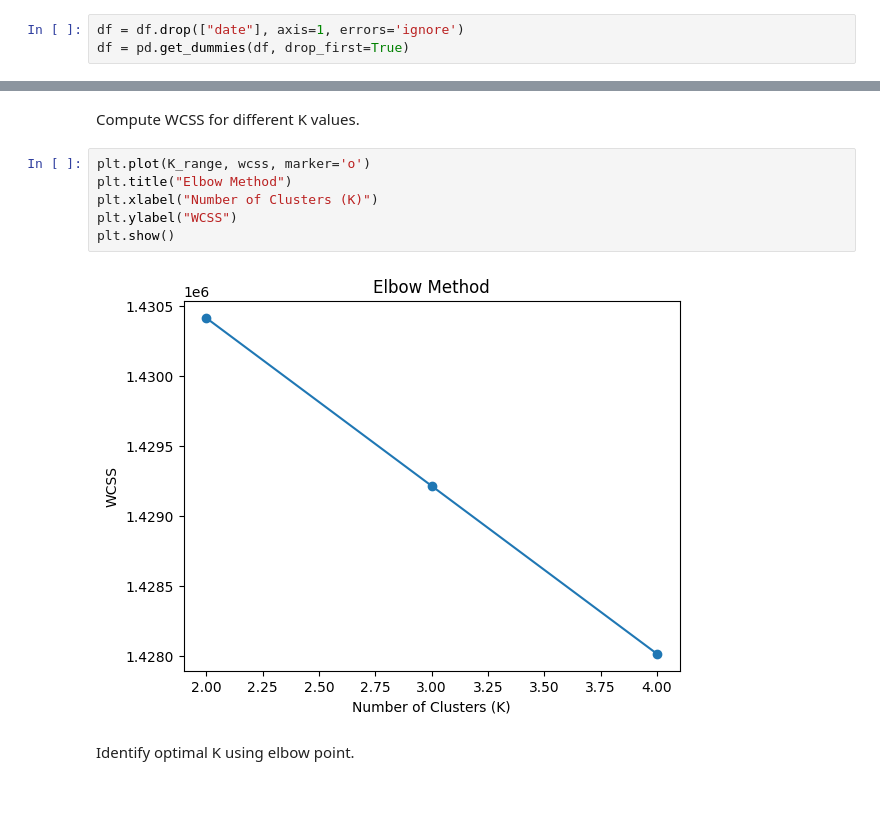
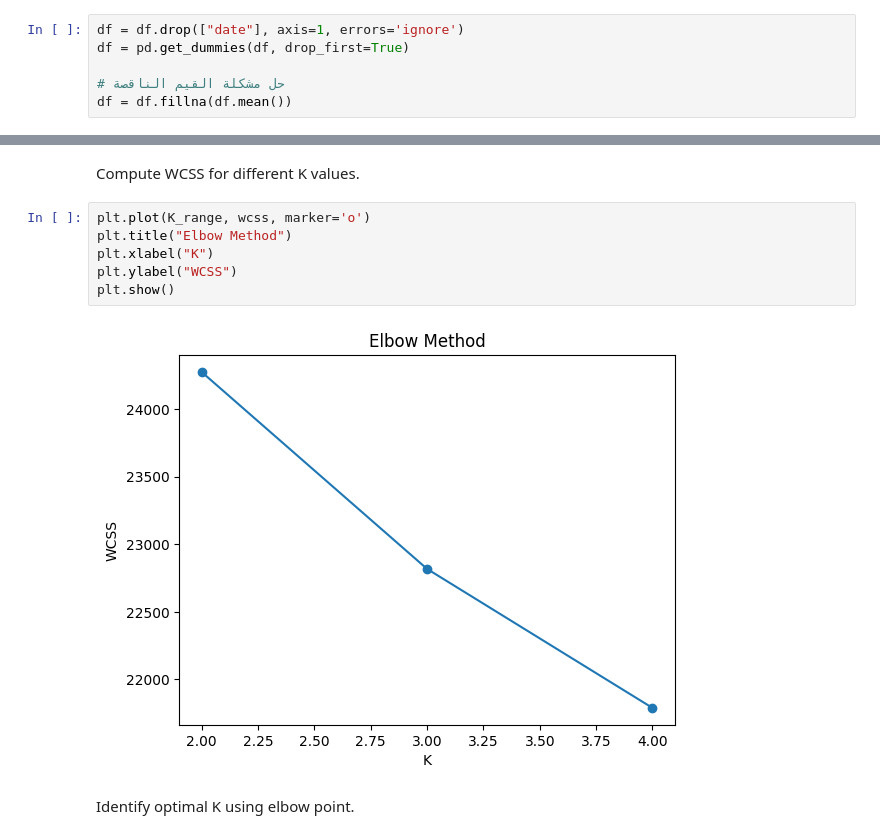
Before and after one commit to hind190/Data-Mining-Project-, a Jupyter notebook: Phase3.ipynb, the cells around one changed output, grey strips where cells are left out. Cells and saved outputs as stored; diff of their text form; blank space fills up the shorter version.

```diff
--- a/Phase3.ipynb
+++ b/Phase3.ipynb
@@ -295,6 +291,9 @@ df = pd.read_csv("Preprocessed_dataset.csv")
 # %%
 df = df.drop(["date"], axis=1, errors='ignore')
 df = pd.get_dummies(df, drop_first=True)
+
+# حل مشكلة القيم الناقصة
+df = df.fillna(df.mean())
 # %% [markdown]
 Remove unnecessary columns and convert categorical data to numerical.
 # %%
@@ -315,11 +314,11 @@ Compute WCSS for different K values.
 # %%
 plt.plot(K_range, wcss, marker='o')
 plt.title("Elbow Method")
-plt.xlabel("Number of Clusters (K)")
+plt.xlabel("K")
 plt.ylabel("WCSS")
 plt.show()
 # %% [output]
-[figure, old version]
+[figure, new version]
 # %% [markdown]
 Identify optimal K using elbow point.
 # %%
```
Also changed, not shown: parts of 13 cells of this notebook.
